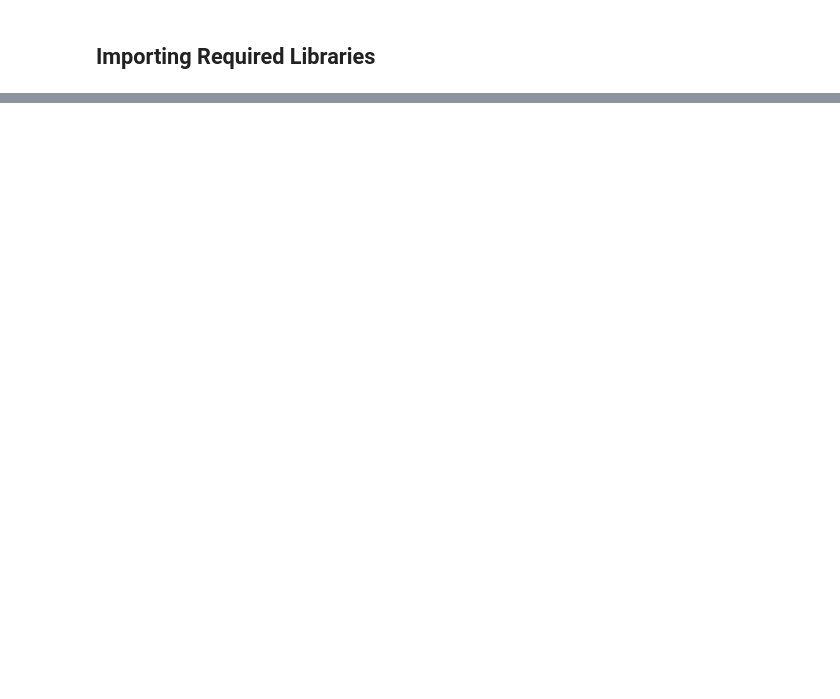
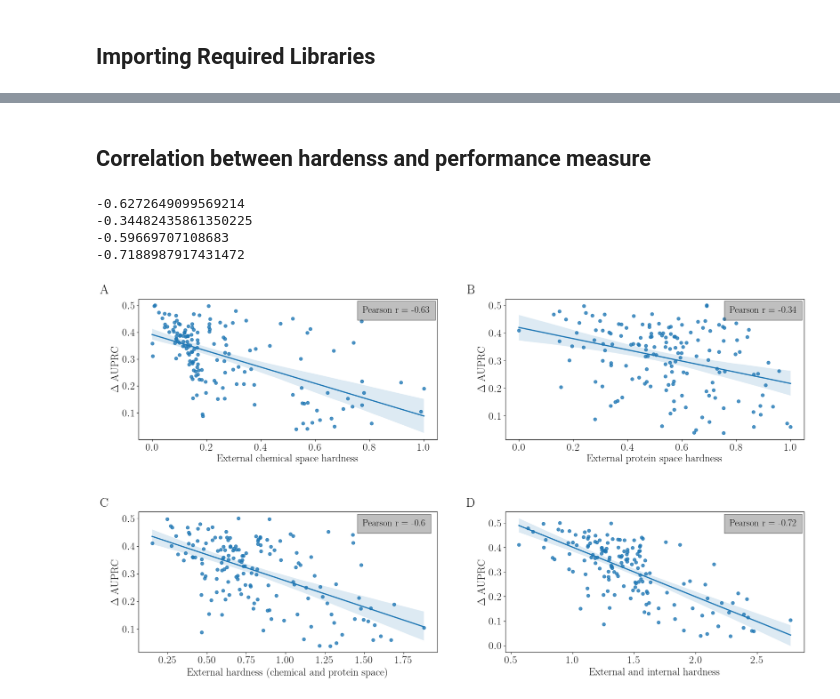
Before and after one commit to HFooladi/THEMAP, a Jupyter notebook: notebooks/task_hardness.ipynb, the cells around one changed output, grey strips where cells are left out. Cells and saved outputs as stored; diff of their text form; code cells hidden in the pictures; blank space fills up the shorter version.

```diff
--- a/notebooks/task_hardness.ipynb
+++ b/notebooks/task_hardness.ipynb
@@ -58,6 +58,7 @@ ESM2_t12_35M = os.path.join(EXT_PROT_PATH, 'esm2_t12_35M_UR50D.pkl')
 ESM2_t30_150M = os.path.join(EXT_PROT_PATH, 'esm2_t30_150M_UR50D.pkl')
 ESM2_t33_650M = os.path.join(EXT_PROT_PATH, 'esm2_t33_650M_UR50D.pkl')
 ESM2_t36_3B = os.path.join(EXT_PROT_PATH, 'esm2_t36_3B_UR50D.pkl')
+mapping_model_to_path = {"ESM2_t6_8M": ESM2_t6_8M, "ESM2_t12_35M": ESM2_t12_35M, "ESM2_t30_150M": ESM2_t30_150M, "ESM2_t33_650M": ESM2_t33_650M, "ESM2_t36_3B": ESM2_t36_3B}
 
 
 protonet_16= os.path.join(PROTONET_PATH, 'summary', 'ProtoNet_summary_num_train_requested_16.csv')
@@ -106,18 +129,0 @@ final_df['inter_intra_protein_hardness_norm'] = final_df['inter_protein_hardness
-# %%
-print(final_df['protein_hardness_mean'].corr( final_df['roc_auc']))
-print(final_df['hardness'].corr( final_df['roc_auc']))
-print(final_df['inter_protein_hardness_norm'].corr( final_df['roc_auc']))
-print(final_df['inter_intra_protein_hardness_norm'].corr( final_df['roc_auc']))
-
-
-fig, (ax0, ax1, ax2, ax3) = plt.subplots(4, 1, figsize=(10, 20))
-sns.regplot(x="inter_intra_protein_hardness_norm", y="delta_auprc",data=final_df, ax=ax0)
-sns.regplot(x="inter_protein_hardness_norm", y="delta_auprc", data=final_df, ax=ax1)
-sns.regplot(x="protein_hardness_mean", y="delta_auprc", data=final_df, ax=ax2)
-sns.regplot(x="hardness_norm", y="delta_auprc",data=final_df, ax=ax3)
-
-ax0.set(xlabel='Chemical (intra and inter) and protein space hardness')
-ax1.set(xlabel='Chemical (inter) and protein space')
-ax2.set(xlabel='Protein space')
-ax2.set(xlabel='Chemical space')
-plt.show()
@@ -130,3 +130,5 @@ print(final_df['hardness_norm'].corr( final_df['internal_hardness_norm']))
+# %% [markdown]
+## Correlation between hardenss and performance measure
 # %%
 print(final_df['hardness_norm'].corr( final_df['roc_auc']))
 print(final_df['protein_hardness_mean_norm'].corr( final_df['roc_auc']))
@@ -152,42 +154,44 @@ ax3.set(xlabel='External and internal hardness')
 
 ax0.set(ylabel='$\Delta$ AUPRC')
 ax1.set(ylabel='$\Delta$ AUPRC')
 ax2.set(ylabel='$\Delta$ AUPRC')
 ax3.set(ylabel='$\Delta$ AUPRC')
 
-#ax0.legend(['Pearson r = {}'.format(corr1)], loc='upper right', fontsize=15, frameon=False)
-#ax1.legend(['Pearson r = {}'.format(corr2)], loc='upper right', fontsize=15, frameon=False)
-#ax2.legend(['Pearson r = {}'.format(corr3)], loc='upper right', fontsize=15, frameon=False)
-#ax3.legend(['Pearson r = {}'.format(corr4)], loc='upper right', fontsize=15, frameon=False)
 
 ax0.text(0.75, 0.9, 'Pearson r = {}'.format(corr1), bbox={
-        'facecolor': 'grey', 'alpha': 0.5, 'pad': 10}, fontsize=15, transform=ax0.transAxes)
+        'facecolor': 'grey', 'alpha': 0.5, 'pad': 10}, fontsize=18, transform=ax0.transAxes)
 ax0.text(-0.1, 1.1, 'A', transform=ax0.transAxes,
       fontsize=24, fontweight='bold', va='top', ha='right')
 
 
 ax1.text(0.75, 0.9, 'Pearson r = {}'.format(corr2), bbox={
-        'facecolor': 'grey', 'alpha': 0.5, 'pad': 10}, fontsize=15, transform=ax1.transAxes)
+        'facecolor': 'grey', 'alpha': 0.5, 'pad': 10}, fontsize=18, transform=ax1.transAxes)
 ax1.text(-0.1, 1.1, 'B', transform=ax1.transAxes,
       fontsize=24, fontweight='bold', va='top', ha='right')
 
 
 ax2.text(0.75, 0.9, 'Pearson r = {}'.format(corr3), bbox={
-        'facecolor': 'grey', 'alpha': 0.5, 'pad': 10}, fontsize=15, transform=ax2.transAxes)
+        'facecolor': 'grey', 'alpha': 0.5, 'pad': 10}, fontsize=18, transform=ax2.transAxes)
 ax2.text(-0.1, 1.1, 'C', transform=ax2.transAxes,
       fontsize=24, fontweight='bold', va='top', ha='right')
 
 
 ax3.text(0.75, 0.9, 'Pearson r = {}'.format(corr4), bbox={
-        'facecolor': 'grey', 'alpha': 0.5, 'pad': 10}, fontsize=15, transform=ax3.transAxes)
+        'facecolor': 'grey', 'alpha': 0.5, 'pad': 10}, fontsize=18, transform=ax3.transAxes)
 ax3.text(-0.1, 1.1, 'D', transform=ax3.transAxes,
       fontsize=24, fontweight='bold', va='top', ha='right')
 
 
 fig.tight_layout(pad=3.0)
-#fig.savefig('assets/Hardness_vs_ProtoNet.pdf', transparent=True, backend='pgf', bbox_inches='tight')
+fig.savefig('assets/Hardness_vs_ProtoNet.pdf', transparent=True, backend='pgf', bbox_inches='tight')
 fig.savefig('assets/Hardness_vs_ProtoNet.svg')
 plt.show()
+# %% [output]
+-0.6272649099569214
+-0.34482435861350225
+-0.59669707108683
+-0.7188987917431472
+[figure, added]
 # %%
 fig, (ax0, ax1) = plt.subplots(1, 2, figsize=(16, 6))
 ax0.hist(final_df['hardness_norm'], bins=20, color=light_color, edgecolor=dark_color)
```
Also changed, not shown: parts of 7 cells of this notebook, 5 other files.
